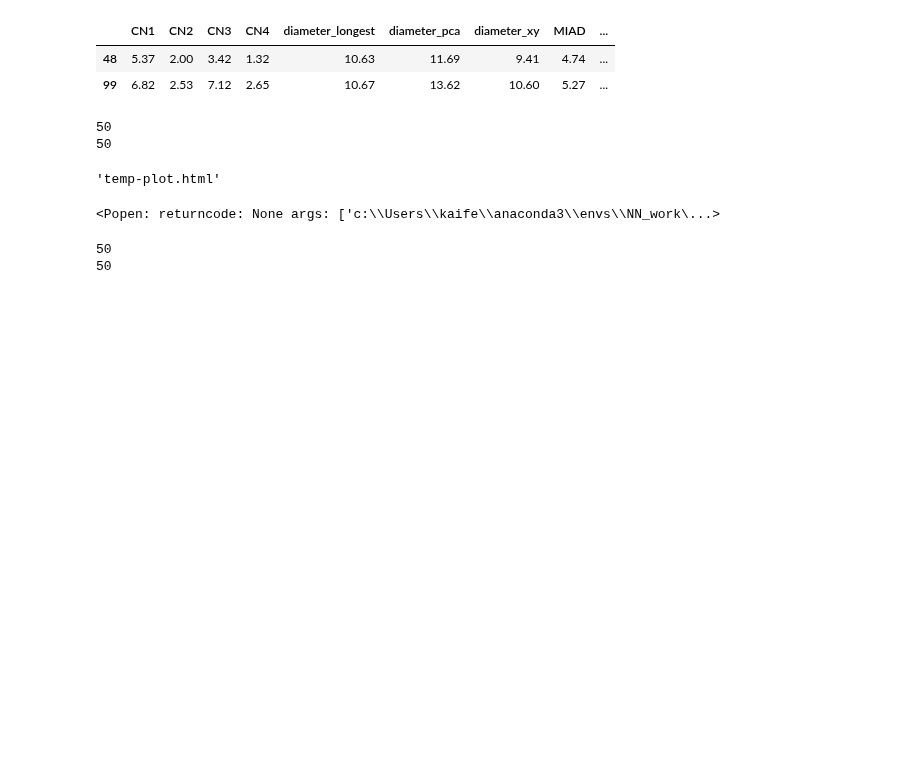
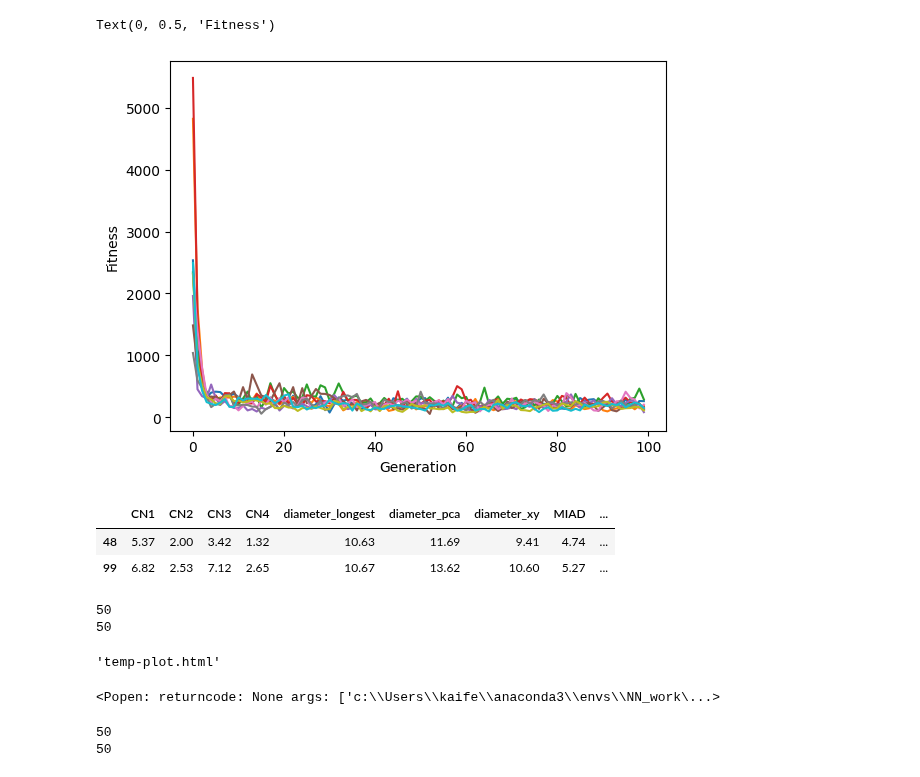
Before and after one commit to kaifengZheng/GA_nano_generator, a Jupyter notebook: particle_generator_test_convex.ipynb, the cells around one changed output. Saved outputs shown, nothing was run; the diff lists cells and outputs as text; code cells hidden in the pictures; blank space fills up the shorter version.

```diff
--- a/particle_generator_test_convex.ipynb
+++ b/particle_generator_test_convex.ipynb
@@ -539,3 +715,13 @@ plt.tight_layout()
+# %%
+plt.figure()
+for i in range(len(fitness_records)):
+    plt.plot(fitness_records[i])
+plt.xlabel("Generation")
+plt.ylabel("Fitness")
+# plt.plot(fitness_record)
+# %% [output]
+Text(0, 0.5, 'Fitness')
+[figure, added]
 # %%
 pdes[pdes["flatten"]<0.8]
 # view(last_atom_list[1])
```
Also changed, not shown: parts of 5 cells of this notebook, 1 other file.
